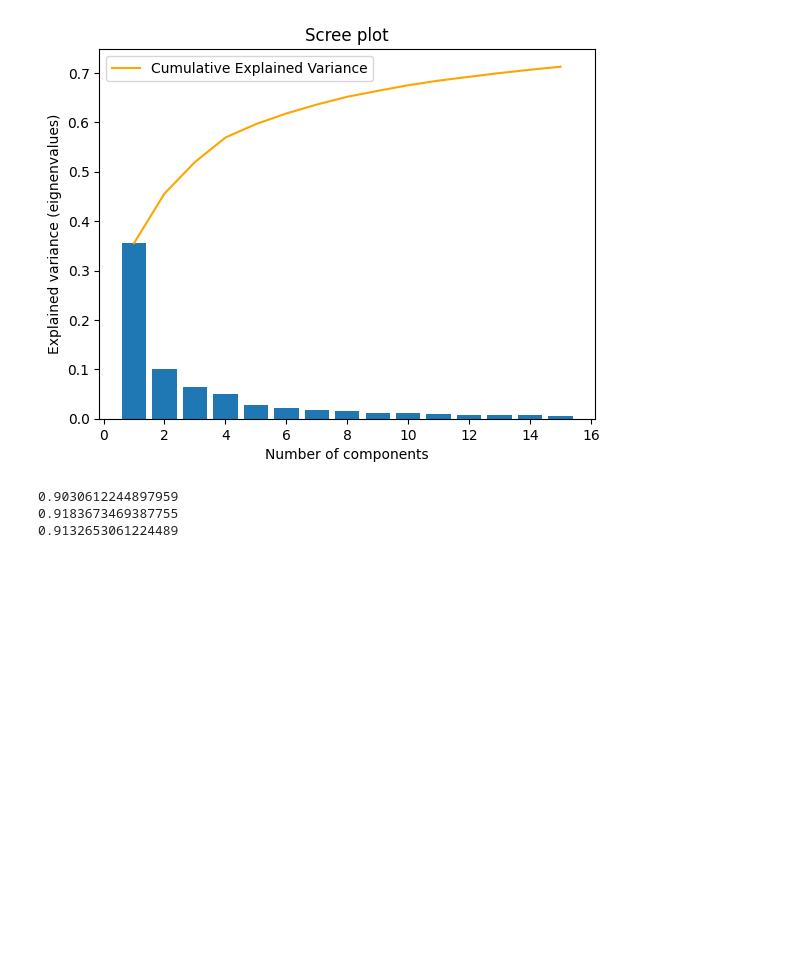
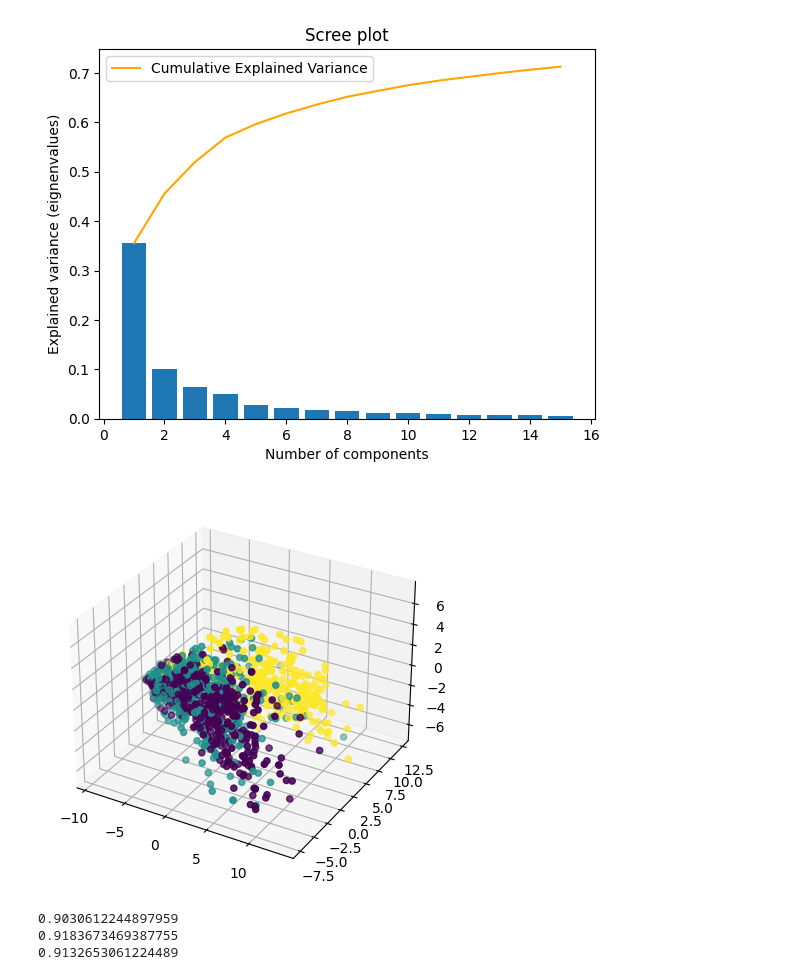
Before and after one commit to uysiri/604-finalproject, a Jupyter notebook: 604finalproject.ipynb, the cells around one changed output. Cells and saved outputs as stored; diff of their text form; code cells hidden in the pictures; blank space fills up the shorter version.

```diff
--- a/604finalproject.ipynb
+++ b/604finalproject.ipynb
@@ -223,6 +272,13 @@ plt.title('Scree plot')
 plt.show()
 # %% [output]
 [figure]
+# %%
+fig = plt.figure(figsize=(7,5))
+ax = fig.add_subplot(111,projection='3d')
+ax.scatter(pca_images[:,0], pca_images[:,1],pca_images[:,2], c=labels)
+plt.show()
+# %% [output]
+[figure, added]
 # %%
 # initiate optimal knn model to test the optimal pca dimensions
 knn = KNeighborsClassifier(n_neighbors=3,algorithm='auto',p=2)
```
Also changed, not shown: parts of 57 cells of this notebook, 11 other files.
